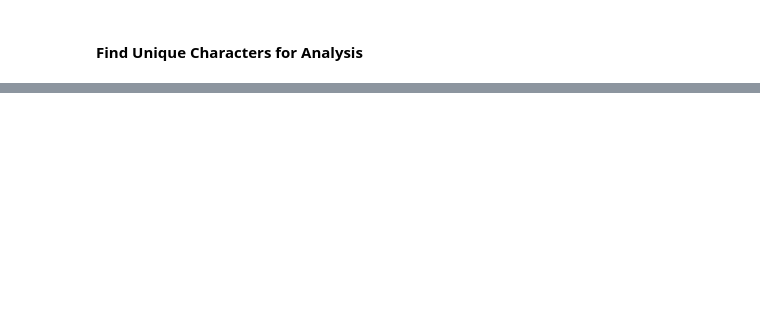
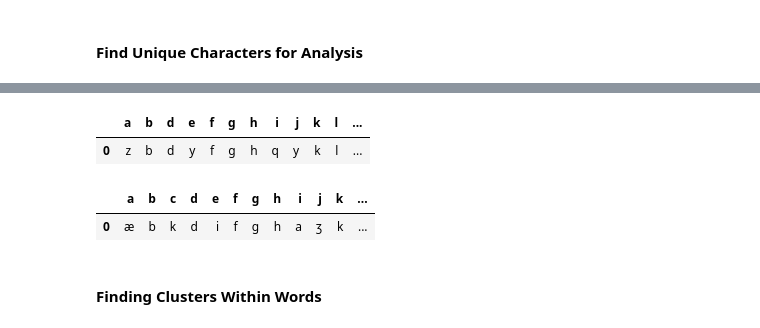
Before and after one commit to dianachou/cmsc320_final_tutorial, a Jupyter notebook: [Insert Final Project Name].ipynb, the cells around one changed output, grey strips where cells are left out. Saved outputs shown, nothing was run; the diff lists cells and outputs as text; code cells hidden in the pictures; blank space fills up the shorter version.

```diff
--- a/[Insert Final Project Name].ipynb
+++ b/[Insert Final Project Name].ipynb
@@ -98,0 +151,16 @@ plt.show()
+# %%
+# Find the letter of greatest co-occurence for each phoneme
+phon_comax = heatmap_frame.idxmax(axis=1).to_frame()
+phon_comax.transpose()
+# %% [output]
+|  | a | b | d | e | f | g | h | i | j | k | l | ... |
+| 0 | z | b | d | y | f | g | h | q | y | k | l | ... |
+# %%
+# Find the phoneme of greatest co-occurence for each letter
+orth_comax = heatmap_frame.idxmax(axis=0).to_frame()
+orth_comax.transpose()
+# %% [output]
+|  | a | b | c | d | e | f | g | h | i | j | k | ... |
+| 0 | æ | b | k | d | i | f | g | h | a | ʒ | k | ... |
+# %% [markdown]
+#### Finding Clusters Within Words
```
Also changed, not shown: parts of 46 cells of this notebook, 1 other file.
